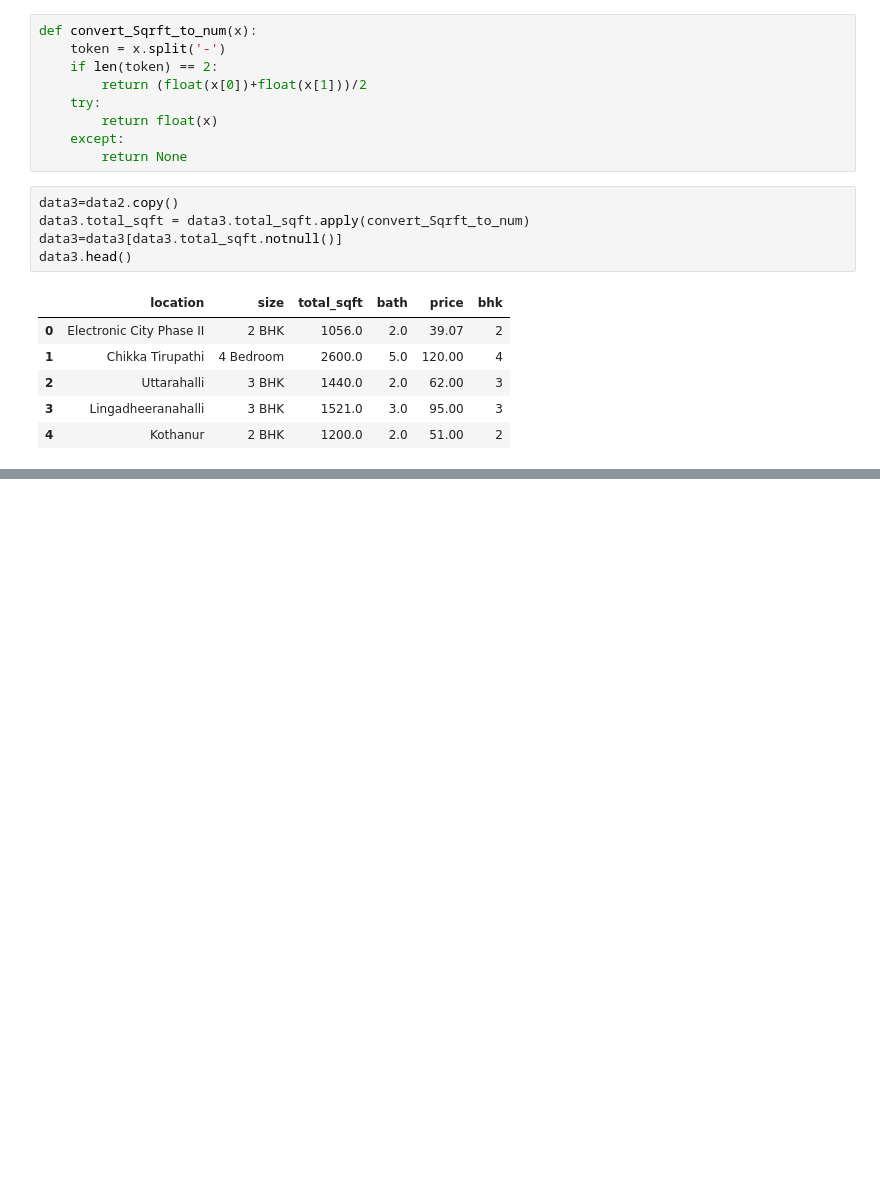
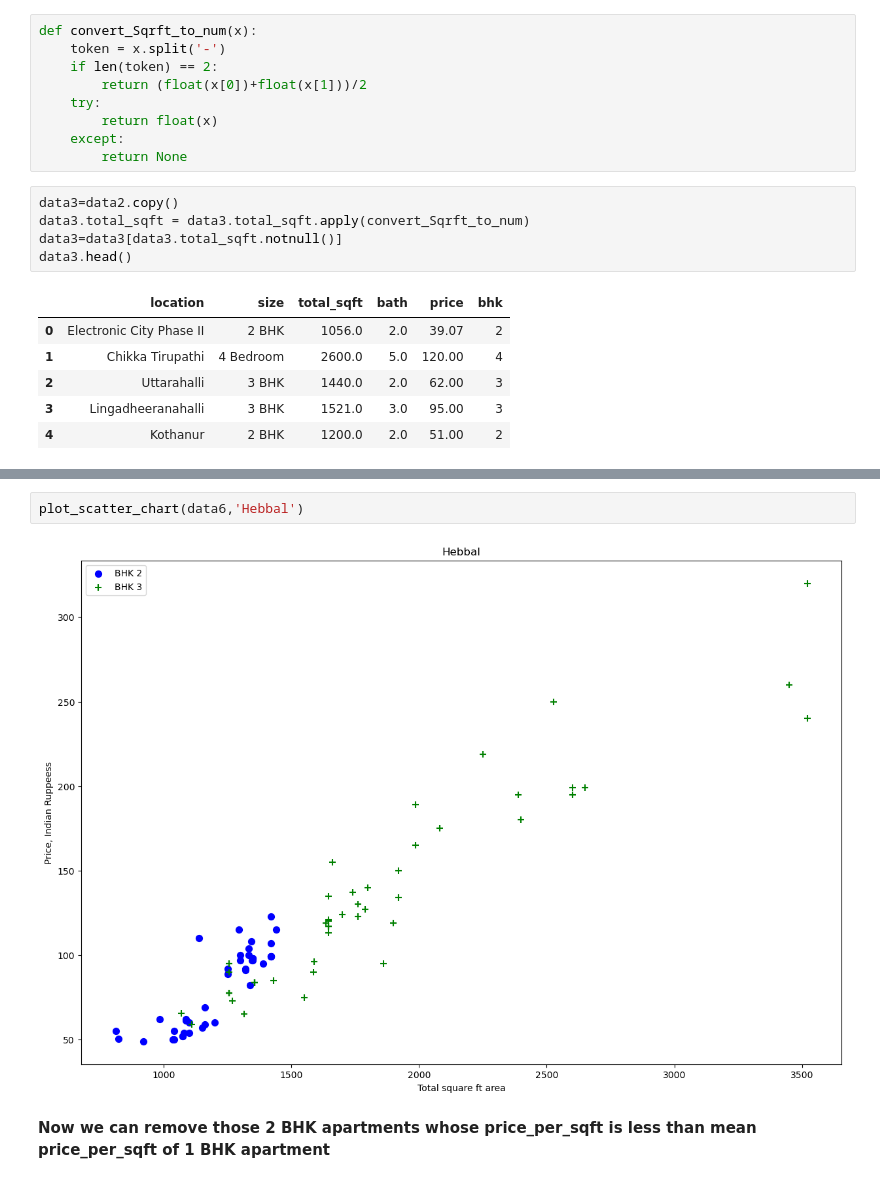
Before and after one commit to Yohannes-Kewani/house-price-regression, a Jupyter notebook: Model/Banglore_home_price.ipynb, the cells around one changed output, grey strips where cells are left out. Drawn from its saved outputs; the diff is of its cells as text; blank space fills up the shorter version.

```diff
--- a/Model/Banglore_home_price.ipynb
+++ b/Model/Banglore_home_price.ipynb
@@ -144,0 +311,6 @@ data3.head()
+# %%
+plot_scatter_chart(data6,'Hebbal')
+# %% [output]
+[figure, added]
+# %% [markdown]
+**Now we can remove those 2 BHK apartments whose price_per_sqft is less than mean price_per_sqft of 1 BHK apartment**
```
Also changed, not shown: parts of 35 cells of this notebook.
